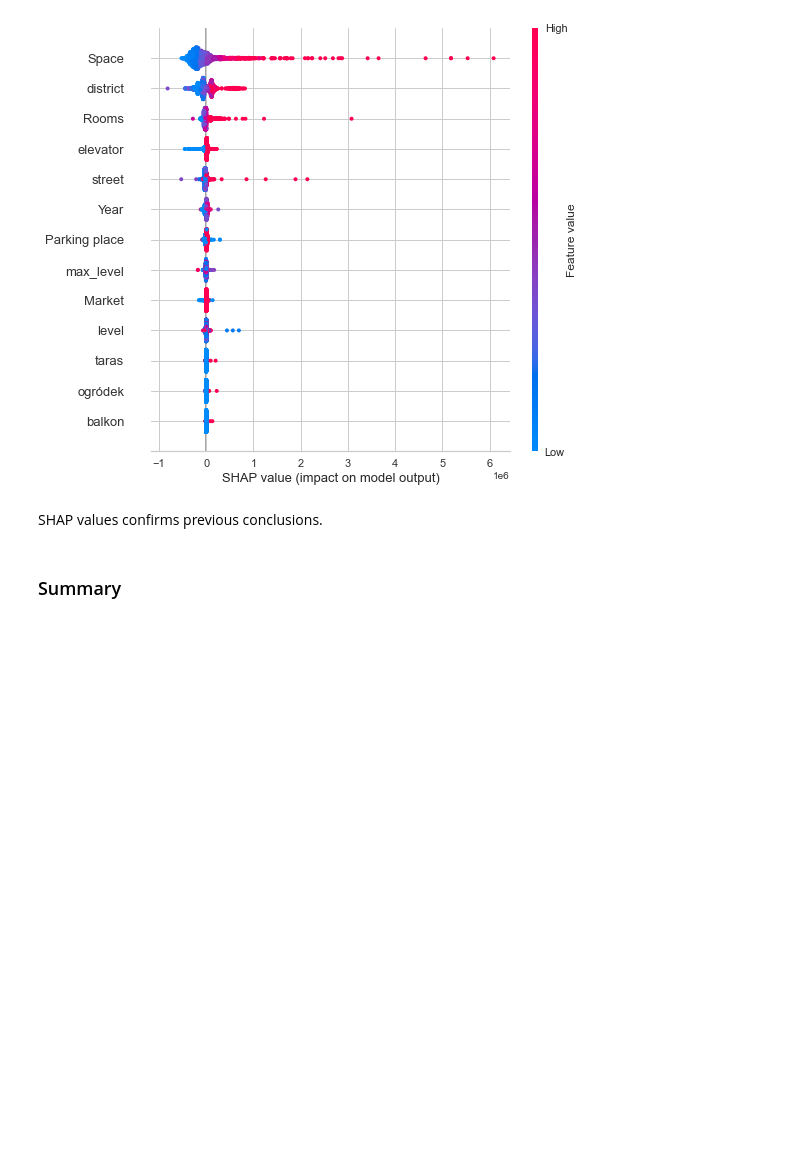
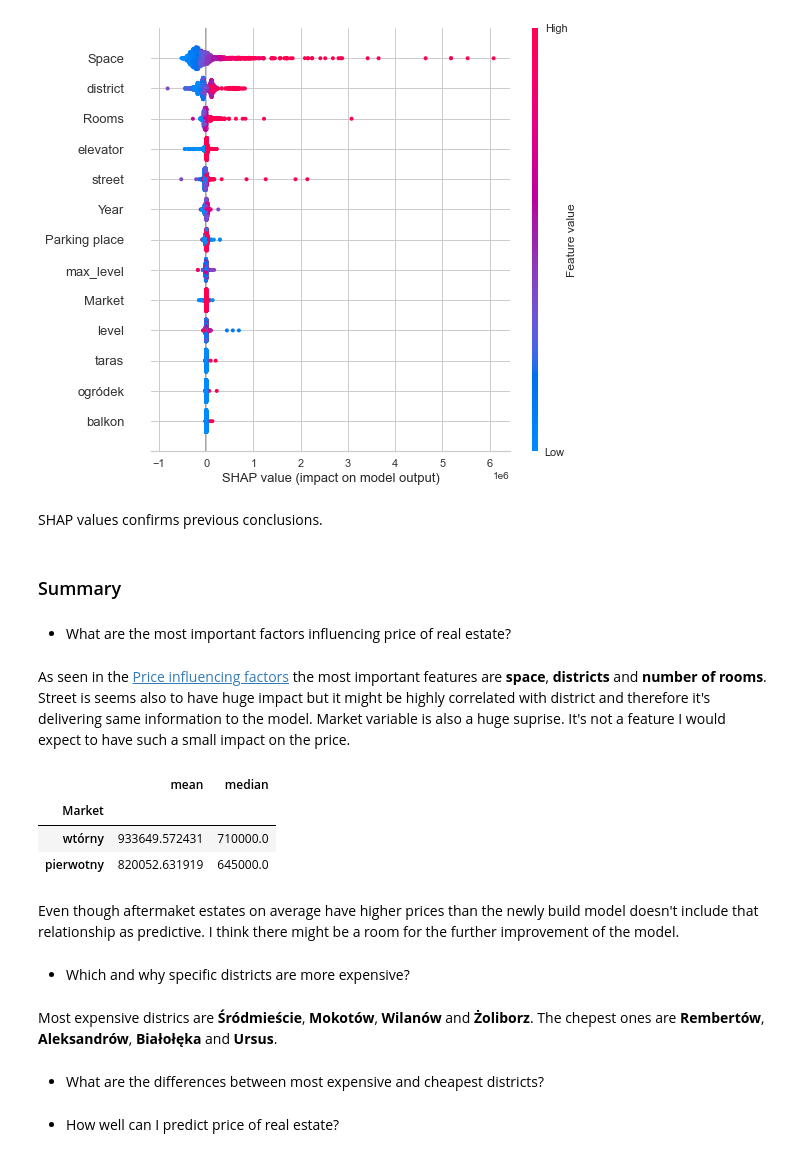
Before and after one commit to CarJung/Uni, a Jupyter notebook: Warsaw_flats/Report.ipynb, the cells around one changed output. Cells and saved outputs as stored; diff of their text form; code cells hidden in the pictures; blank space fills up the shorter version.

```diff
--- a/Warsaw_flats/Report.ipynb
+++ b/Warsaw_flats/Report.ipynb
@@ -297,3 +340,24 @@ interpret_model(best)
 SHAP values confirms previous conclusions.
 # %% [markdown]
 ### Summary
+# %% [markdown]
+- What are the most important factors influencing price of real estate?
+# %% [markdown]
+As seen in the [Price influencing factors](#Price-influencing-factors) the most important features are **space**, **districts** and **number of rooms**. Street is seems also to have huge impact but it might be highly correlated with district and therefore it's delivering same information to the model. Market variable is also a huge suprise. It's not a feature I would expect to have such a small impact on the price.
+# %%
+data.groupby('Market')['Price'].agg([np.mean, np.median]).sort_values(by='mean',ascending=False)
+# %% [output]
+|  | mean | median |
+| Market |  |  |
+| wtórny | 933649.572431 | 710000.0 |
+| pierwotny | 820052.631919 | 645000.0 |
+# %% [markdown]
+Even though aftermaket estates on average have higher prices than the newly build model doesn't include that relationship as predictive. I think there might be a room for  the further improvement of the model.
+# %% [markdown]
+- Which and why specific districts are more expensive?
+# %% [markdown]
+Most expensive districs are **Śródmieście**, **Mokotów**, **Wilanów** and **Żoliborz**. The chepest ones are **Rembertów**, **Aleksandrów**, **Białołęka** and **Ursus**.
+# %% [markdown]
+- What are the differences between most expensive and cheapest districts?
+# %% [markdown]
+- How well can I predict price of real estate?
```
Also changed, not shown: parts of 10 cells of this notebook.
